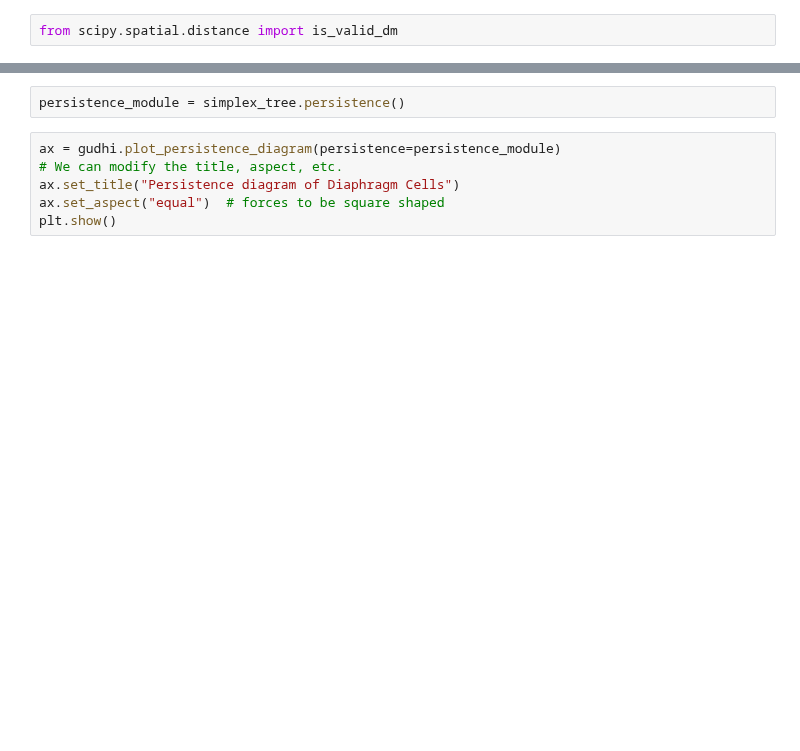
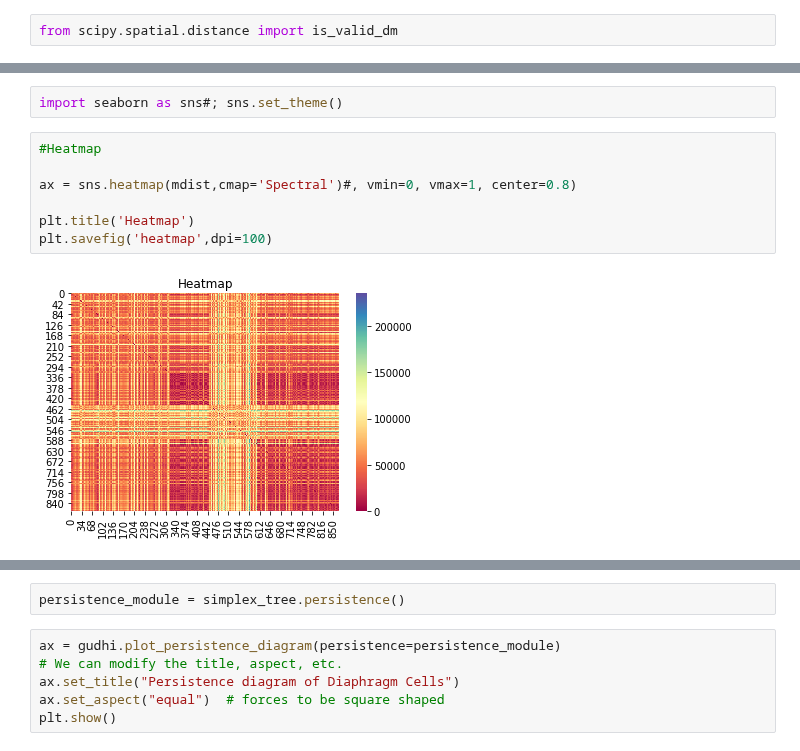
Before and after one commit to gabrielkassjohnson/parameter-free-topological-clustering, a Jupyter notebook: Clustering RNASeq Data with Pogo.ipynb, the cells around one changed output, grey strips where cells are left out. Cells and saved outputs as stored; diff of their text form; blank space fills up the shorter version.

```diff
--- a/Clustering RNASeq Data with Pogo.ipynb
+++ b/Clustering RNASeq Data with Pogo.ipynb
@@ -171,0 +199,11 @@ is_valid_dm(mdist)
+# %%
+import seaborn as sns#; sns.set_theme()
+# %%
+#Heatmap
+
+ax = sns.heatmap(mdist,cmap='Spectral')#, vmin=0, vmax=1, center=0.8)
+
+plt.title('Heatmap')
+plt.savefig('heatmap',dpi=100)
+# %% [output]
+[figure, added]
```
Also changed, not shown: parts of 19 cells of this notebook.
